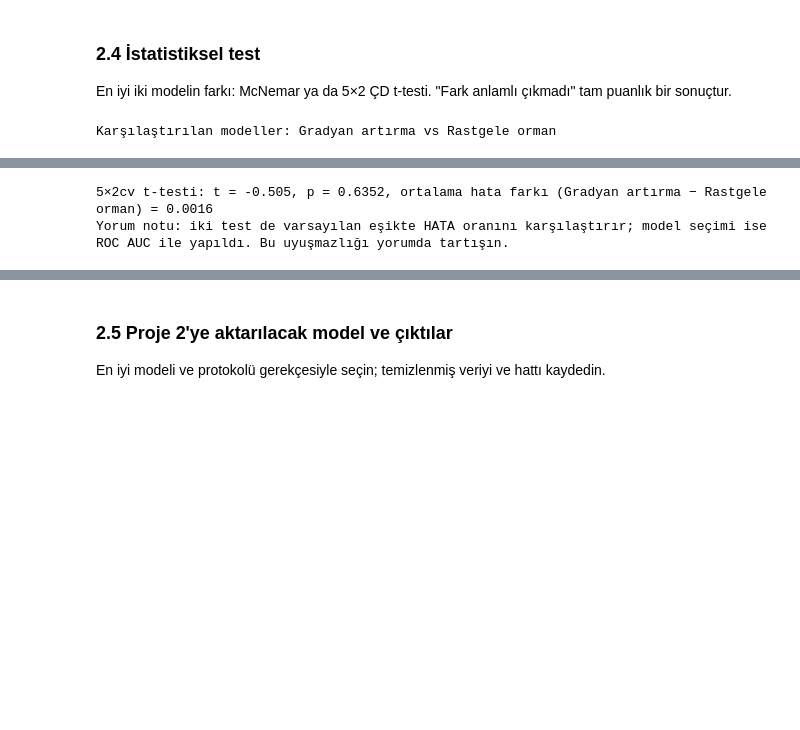
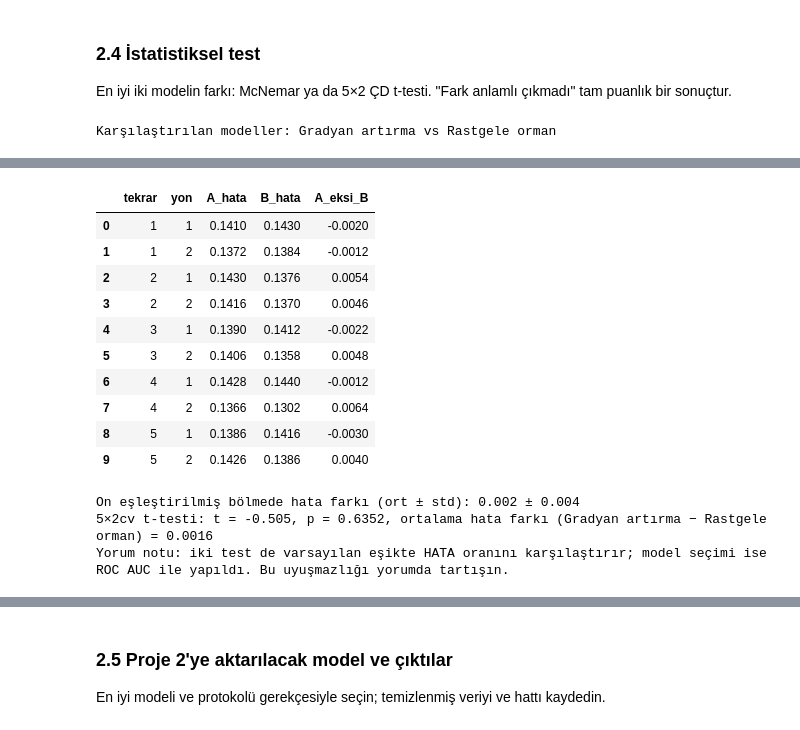
Before and after one commit to gulsenmurat/proje1, a Jupyter notebook: proje1/BIL545_Proje1_Grup01.ipynb, the cells around one changed output, grey strips where cells are left out. Saved outputs shown, nothing was run; the diff lists cells and outputs as text; code cells hidden in the pictures; blank space fills up the shorter version.

```diff
--- a/proje1/BIL545_Proje1_Grup01.ipynb
+++ b/proje1/BIL545_Proje1_Grup01.ipynb
@@ -1325,35 +1330,51 @@ for i in range(5):
     sat.append({"bolme": i, f"yalnız {A} doğru": n01, f"yalnız {B} doğru": n10, "istatistik": s.statistic, "p_degeri": s.pvalue,
                 f"{A} doğruluk": ka.mean(), f"{B} doğruluk": kb.mean()})
 mcnemar_sonuclari = pd.DataFrame(sat)
 # Beş yeniden bölme bağımsız doğrulama değildir; çoklu karşılaştırmayı da göster.
 from statsmodels.stats.multitest import multipletests
 mcnemar_sonuclari["p_holm"] = multipletests(mcnemar_sonuclari["p_degeri"], method="holm")[1]
 display(mcnemar_sonuclari.round(4))
 
 # (2) 5×2 çapraz doğrulamalı t-testi (Dietterich 1998)
 def cv5x2_t(model_a, model_b, X, y, seed=SEED):
     d = np.zeros((5, 2))
+    detay = []
     for i in range(5):
         for j, (tr, te) in enumerate(StratifiedKFold(2, shuffle=True, random_state=seed + i).split(X, y)):
             ea = 1 - (clone(model_a).fit(X.iloc[tr], y[tr]).predict(X.iloc[te]) == y[te]).mean()
             eb = 1 - (clone(model_b).fit(X.iloc[tr], y[tr]).predict(X.iloc[te]) == y[te]).mean()
             d[i, j] = ea - eb
+            detay.append({"tekrar": i+1, "yon": j+1, "A_hata": ea, "B_hata": eb, "A_eksi_B": ea-eb})
     ort = d.mean(1); s2 = (d[:, 0] - ort) ** 2 + (d[:, 1] - ort) ** 2
     if np.isclose(s2.mean(), 0):
         raise ValueError("5×2 t-testi için varyans sıfır; t ve p tanımlı değil.")
     t = d[0, 0] / np.sqrt(s2.mean()); p = 2 * stats.t.sf(abs(t), df=5)
-    return t, p, d.mean()
-t, p, fark = cv5x2_t(hat_A, hat_B, X, y)
+    return t, p, d.mean(), pd.DataFrame(detay)
+t, p, fark, test_5x2_detay = cv5x2_t(hat_A, hat_B, X, y)
+display(test_5x2_detay.round(6))
+print("On eşleştirilmiş bölmede hata farkı (ort ± std):", ort_std(test_5x2_detay["A_eksi_B"]))
 print(f"5×2cv t-testi: t = {t:.3f}, p = {p:.4f}, ortalama hata farkı ({A} − {B}) = {fark:.4f}")
 print("Yorum notu: iki test de varsayılan eşikte HATA oranını karşılaştırır; model seçimi ise ROC AUC ile yapıldı. Bu uyuşmazlığı yorumda tartışın.")
 # %% [output]
 Karşılaştırılan modeller: Gradyan artırma vs Rastgele orman
 |  | bolme | yalnız Gradyan artırma doğru | yalnız Rastgele orman doğru | istatistik | p_degeri | Gradyan artırma doğruluk | ... |
 | 0 | 0 | 54 | 64 | 0.6864 | 0.4074 | 0.8608 | ... |
 | 1 | 1 | 53 | 76 | 3.7519 | 0.0527 | 0.8554 | ... |
 | 2 | 2 | 55 | 70 | 1.5680 | 0.2105 | 0.8521 | ... |
 | 3 | 3 | 58 | 60 | 0.0085 | 0.9267 | 0.8578 | ... |
 | 4 | 4 | 58 | 54 | 0.0804 | 0.7768 | 0.8572 | ... |
+|  | tekrar | yon | A_hata | B_hata | A_eksi_B |
+| 0 | 1 | 1 | 0.1410 | 0.1430 | -0.0020 |
+| 1 | 1 | 2 | 0.1372 | 0.1384 | -0.0012 |
+| 2 | 2 | 1 | 0.1430 | 0.1376 | 0.0054 |
+| 3 | 2 | 2 | 0.1416 | 0.1370 | 0.0046 |
+| 4 | 3 | 1 | 0.1390 | 0.1412 | -0.0022 |
+| 5 | 3 | 2 | 0.1406 | 0.1358 | 0.0048 |
+| 6 | 4 | 1 | 0.1428 | 0.1440 | -0.0012 |
+| 7 | 4 | 2 | 0.1366 | 0.1302 | 0.0064 |
+| 8 | 5 | 1 | 0.1386 | 0.1416 | -0.0030 |
+| 9 | 5 | 2 | 0.1426 | 0.1386 | 0.0040 |
+On eşleştirilmiş bölmede hata farkı (ort ± std): 0.002 ± 0.004
 5×2cv t-testi: t = -0.505, p = 0.6352, ortalama hata farkı (Gradyan artırma − Rastgele orman) = 0.0016
 Yorum notu: iki test de varsayılan eşikte HATA oranını karşılaştırır; model seçimi ise ROC AUC ile yapıldı. Bu uyuşmazlığı yorumda tartışın.
 # %% [markdown]
```
Also changed, not shown: parts of 10 cells of this notebook, 6 other files.
